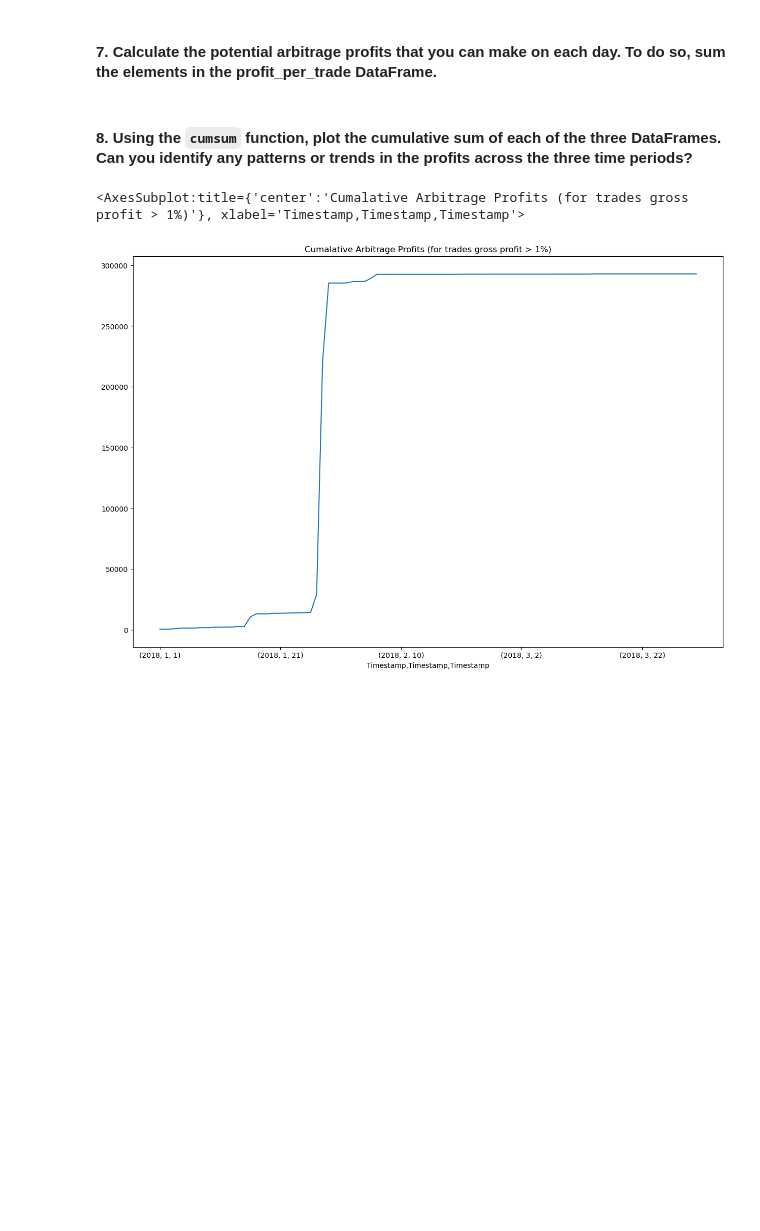
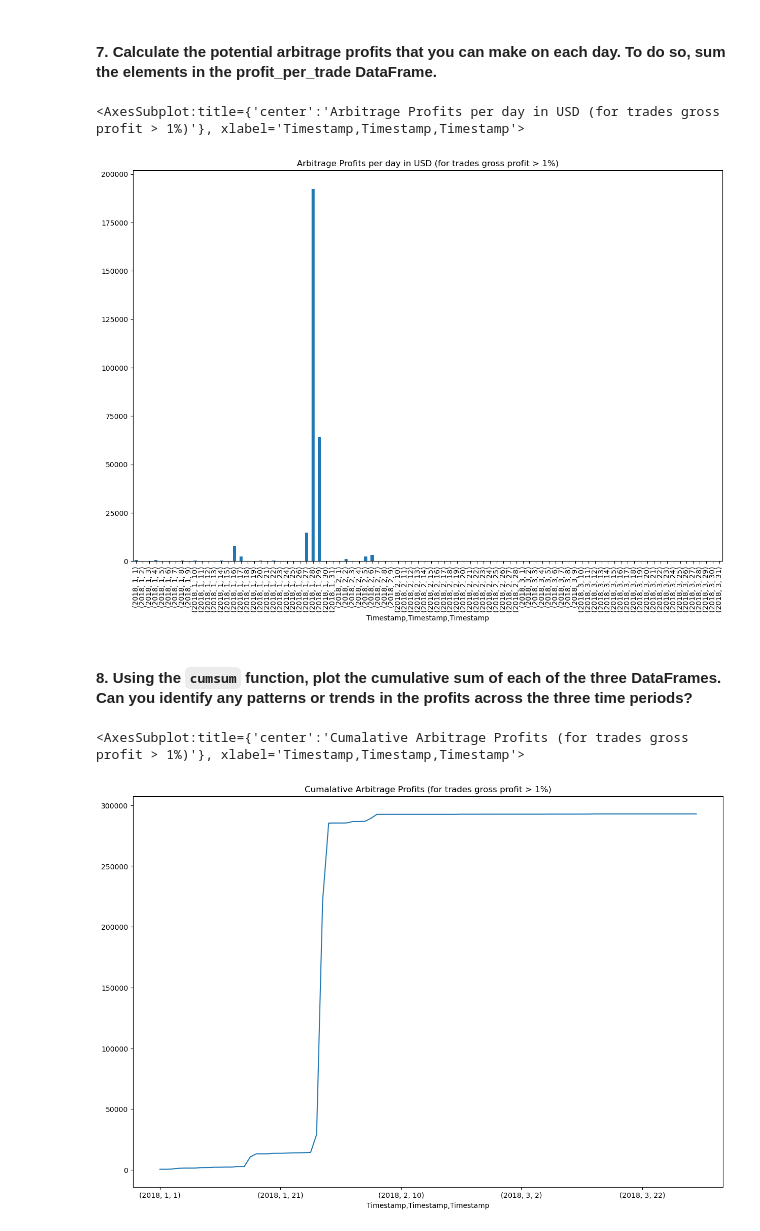
Before and after one commit to bankeiyotaku/FinTechChallenge3, a Jupyter notebook: crypto_arbitrage.ipynb, the cells around one changed output. Drawn from its saved outputs; the diff is of its cells as text; code cells hidden in the pictures; blank space fills up the shorter version.

```diff
--- a/crypto_arbitrage.ipynb
+++ b/crypto_arbitrage.ipynb
@@ -762,12 +796,16 @@ Middle Period Stats: Total Profit: 0.00  Total Profitable Trades: 0 Avg Profit (
 # %%
 # Calculate the sum of the potential profits for the early profit per trade DataFrame
 # YOUR CODE HERE
 
 profit_per_day_net = (arbitrage_spread_base["SpreadNet"]).groupby(
     [arbitrage_spread_base.index.year, arbitrage_spread_base.index.month, arbitrage_spread_base.index.day]).sum().to_frame()
 
 
+profit_per_day_net["SpreadNet"].plot.bar(figsize=[15,10], title="Arbitrage Profits per day in USD (for trades gross profit > 1%)")
 ## EM: This is the SpreadNet
+# %% [output]
+<AxesSubplot:title={'center':'Arbitrage Profits per day in USD (for trades gross profit > 1%)'}, xlabel='Timestamp,Timestamp,Timestamp'>
+[figure, added]
 # %% [markdown]
 #### 8. Using the `cumsum` function, plot the cumulative sum of each of the three DataFrames. Can you identify any patterns or trends in the profits across the three time periods?
 # %%
```
Also changed, not shown: parts of 15 cells of this notebook, 1 other file.
